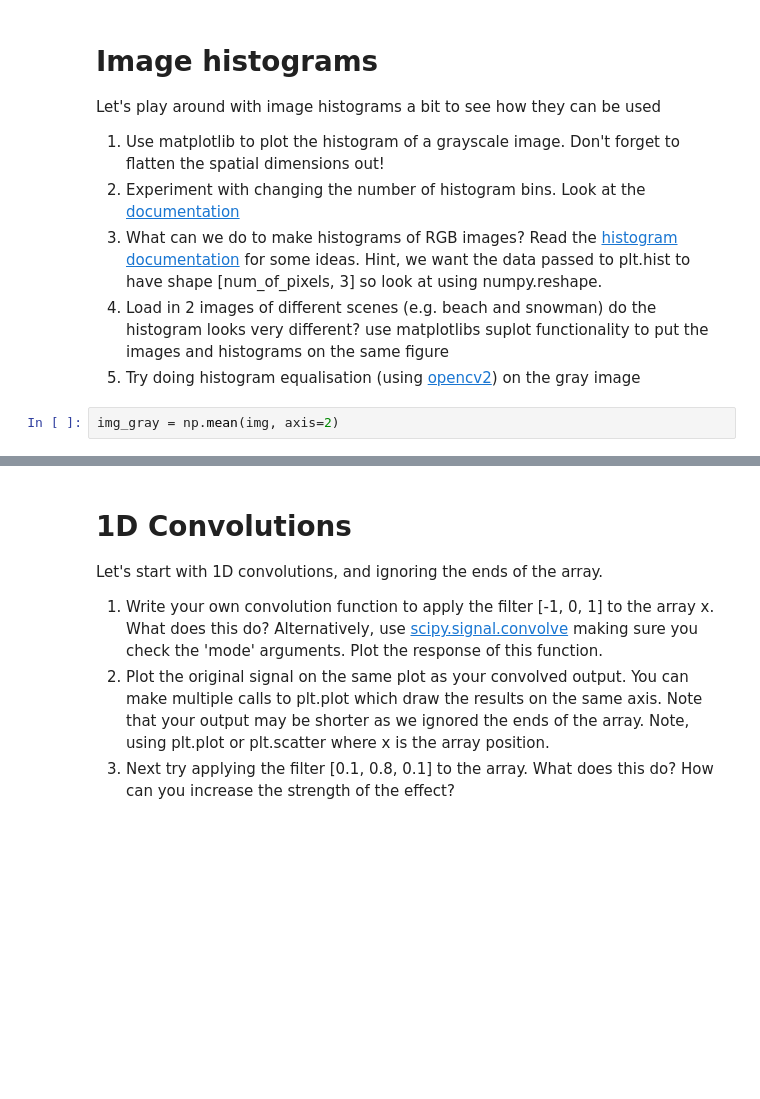
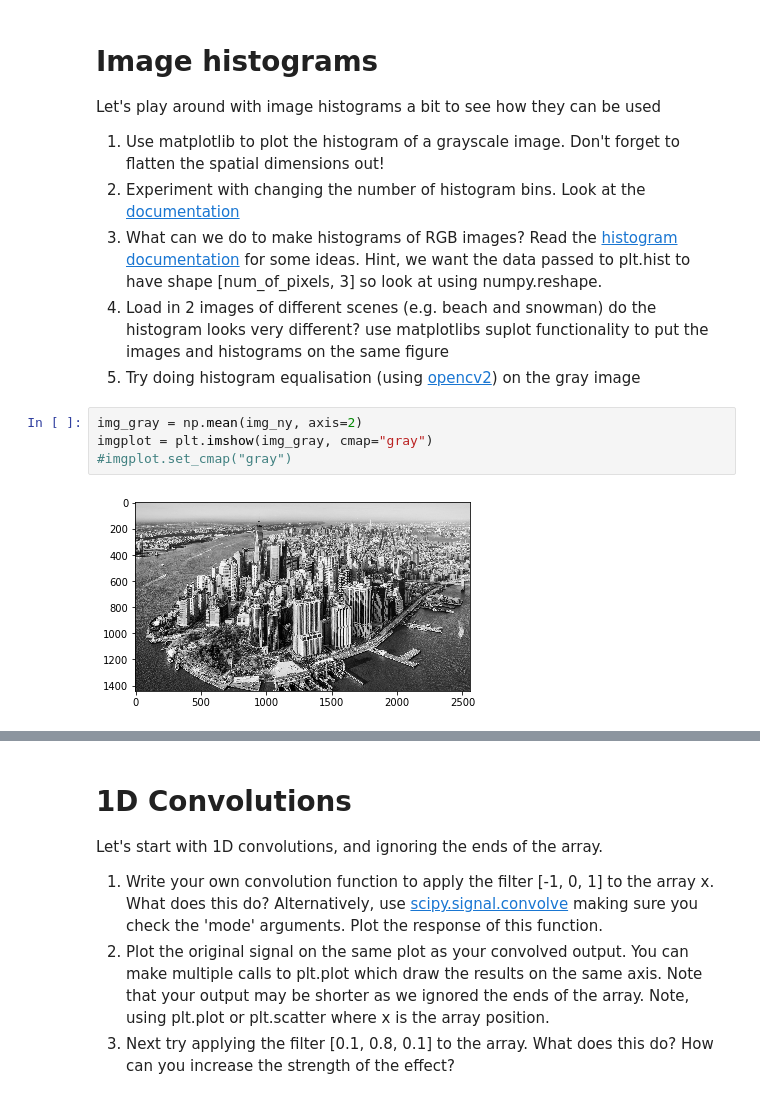
Before and after one commit to LordLean/Computer-Vision, a Jupyter notebook: CV_Labs/CV_Lab2.ipynb, the cells around one changed output, grey strips where cells are left out. Drawn from its saved outputs; the diff is of its cells as text; blank space fills up the shorter version.

```diff
--- a/CV_Labs/CV_Lab2.ipynb
+++ b/CV_Labs/CV_Lab2.ipynb
@@ -54,4 +97,8 @@ Let's play around with image histograms a bit to see how they can be used
 4. Load in 2 images of different scenes (e.g. beach and snowman) do the histogram looks very different? use matplotlibs suplot functionality to put the images and histograms on the same figure
 5. Try doing histogram equalisation (using [opencv2](https://docs.opencv.org/master/d5/daf/tutorial_py_histogram_equalization.html)) on the gray image
 # %%
-img_gray = np.mean(img, axis=2)
+img_gray = np.mean(img_ny, axis=2)
+imgplot = plt.imshow(img_gray, cmap="gray")
+#imgplot.set_cmap("gray")
+# %% [output]
+[figure, added]
```
Also changed, not shown: parts of 23 cells of this notebook.
